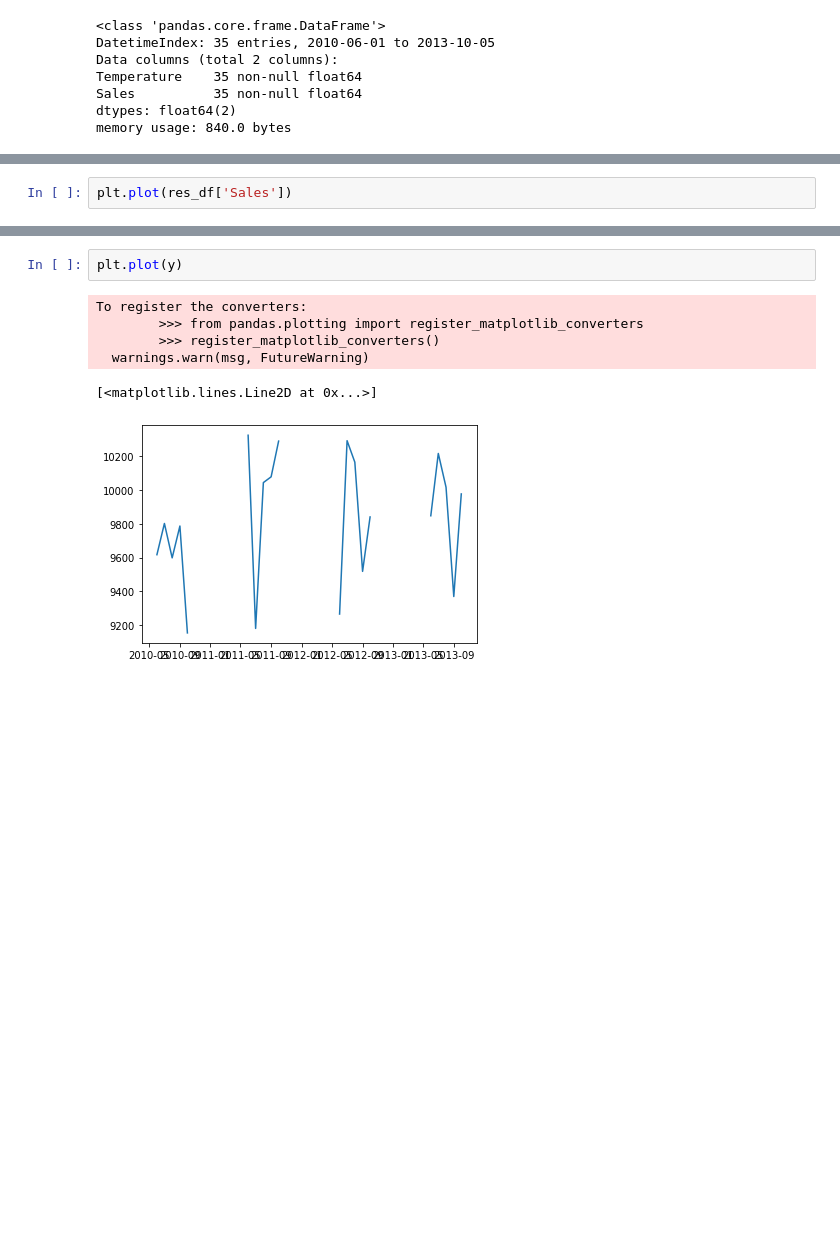
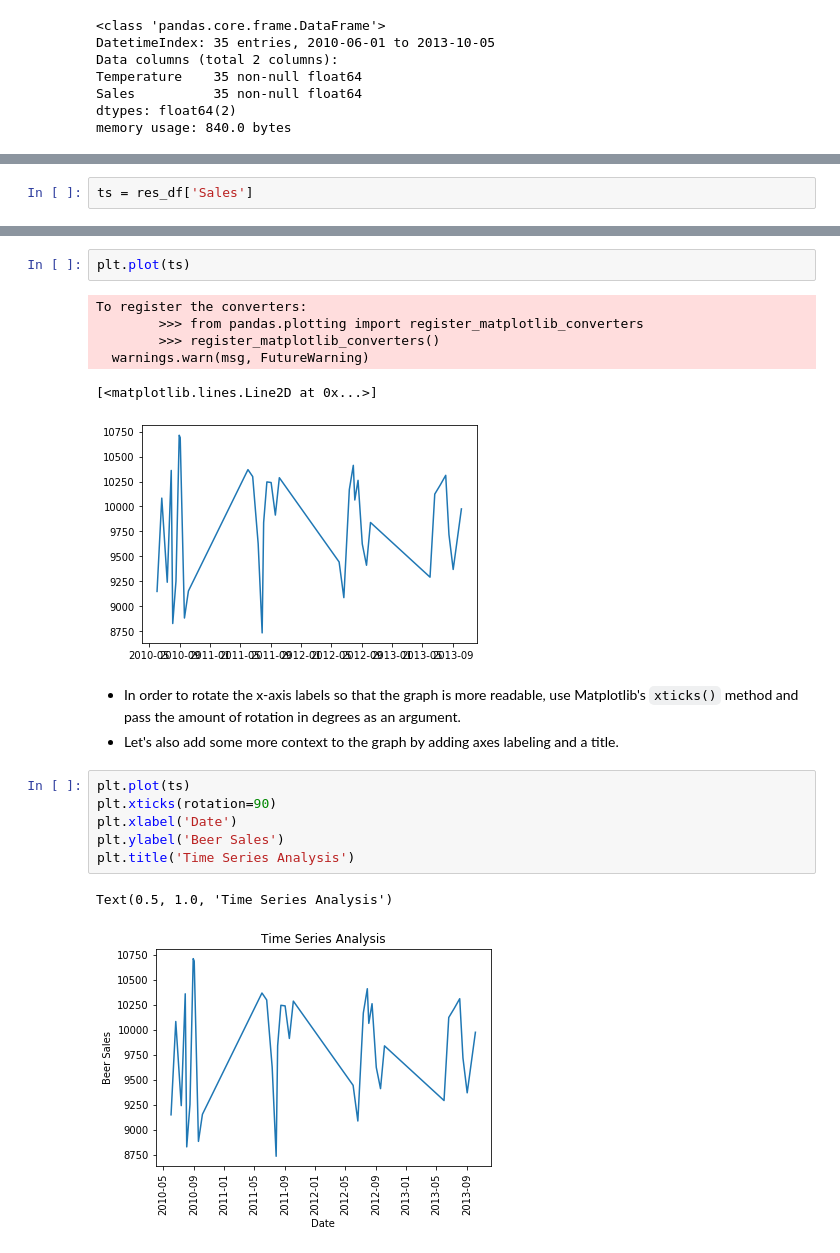
Before and after one commit to IshanaRaina/pandas-labs, a Jupyter notebook: teenage_pandas.ipynb, the cells around one changed output, grey strips where cells are left out. Drawn from its saved outputs; the diff is of its cells as text; blank space fills up the shorter version.

Commit message:
add time series analysis comparison

```diff
--- a/teenage_pandas.ipynb
+++ b/teenage_pandas.ipynb
@@ -511,2 +513,2 @@ Finally, what we've all been waiting for! Pandas makes it extremely easy to plot
 # %%
-plt.plot(res_df['Sales'])
+ts = res_df['Sales']
@@ -537,9 +535,21 @@ Freq: MS, Name: Sales, dtype: float64
 # %%
-plt.plot(y)
+plt.plot(ts)
 # %% [output]
 To register the converters:
         >>> from pandas.plotting import register_matplotlib_converters
         >>> register_matplotlib_converters()
   warnings.warn(msg, FutureWarning)
 [<matplotlib.lines.Line2D at 0x...>]
-[figure, old version]
+[figure, new version]
+# %% [markdown]
+- In order to rotate the x-axis labels so that the graph is more readable, use Matplotlib's `xticks()` method and pass the amount of rotation in degrees as an argument.
+- Let's also add some more context to the graph by adding axes labeling and a title.
+# %%
+plt.plot(ts)
+plt.xticks(rotation=90)
+plt.xlabel('Date')
+plt.ylabel('Beer Sales')
+plt.title('Time Series Analysis')
+# %% [output]
+Text(0.5, 1.0, 'Time Series Analysis')
+[figure, added]
```
Also changed, not shown: parts of 13 cells of this notebook.
